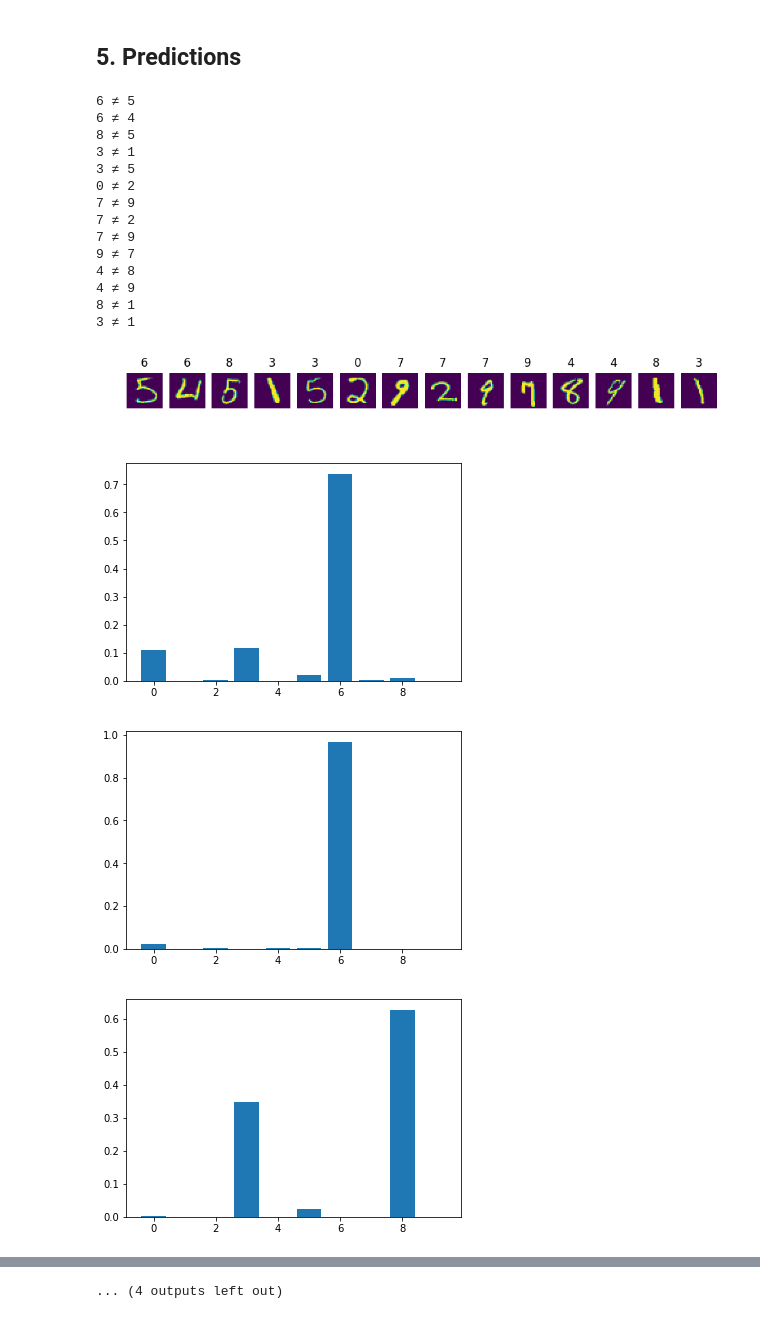
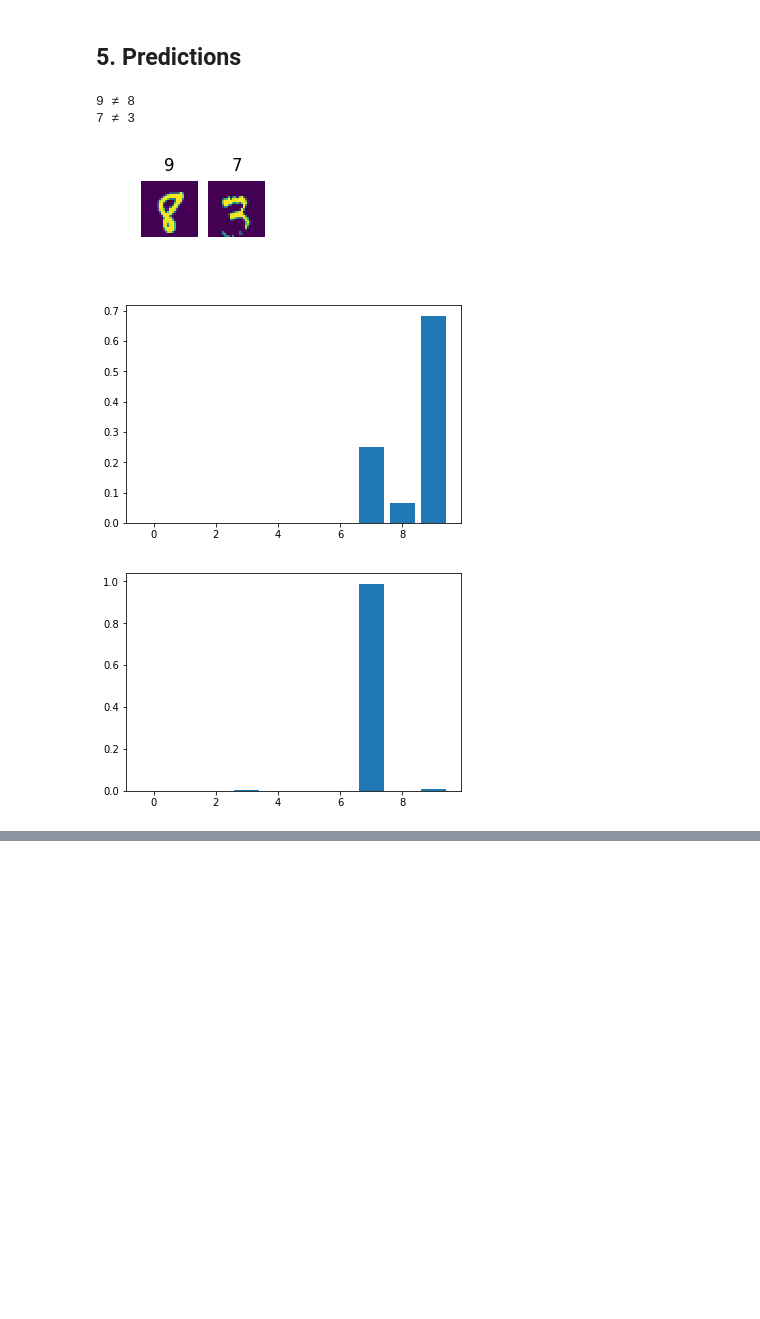
Before and after one commit to pyotr777/chainer_tut, a Jupyter notebook: notebooks/Chainer_test_code.ipynb, the cells around one changed output, grey strips where cells are left out. Drawn from its saved outputs; the diff is of its cells as text; code cells hidden in the pictures; blank space fills up the shorter version.

Commit message:
Two models, select with a string. Better performance with RELU.

```diff
--- a/notebooks/Chainer_test_code.ipynb
+++ b/notebooks/Chainer_test_code.ipynb
@@ -131,3 +143,23 @@ class MLP(chainer.Chain):
+# %%
+# Sample Model definition
+class SampleModel(chainer.Chain):
+
+    def __init__(self):
+        super(SampleModel, self).__init__(
+            l1 = L.Convolution2D(None, 32, (3,3)),
+            l2 = L.Convolution2D(None, 32, (3,3)),
+            l3 = L.Linear(None, 10),
+        )
+
+    def __call__(self, x):
+        h = F.tanh(self.l1(x))
+        h = F.relu(self.l2(h))
+        h = F.max_pooling_2d(h, (2,2))
+        h = F.reshape(h,(h.shape[0],h.shape[1]*h.shape[2]*h.shape[3]))
+        h = F.dropout(h, 0.25)
+        h = self.l3(h)
+        h = F.relu(h)
+        return h
 # %% [markdown]
 # 4. Train model
 
@@ -151,7 +200,7 @@ Use classes: Optimizer - Classifier - MLP (custom model network).
 
 For training use Optimizer.update() function.
 # %%
-model = L.Classifier(MLP(), lossfun = F.softmax_cross_entropy)
+model = L.Classifier(SampleModel(), lossfun = F.softmax_cross_entropy)
 optimizer = chainer.optimizers.Adam()
 optimizer.setup(model)
 train_iter = chainer.iterators.SerialIterator(traning_dataset[:samples], batchsize, repeat=False, shuffle=True)
@@ -174,4 +223,7 @@ for x in train_iter:
     print model.loss.data, model.accuracy.data
     loss.append(model.loss.data)
     acc.append(model.accuracy.data)
+    if (test_condition):
+        model(x, c, t, mode="test")
+        print "validation:",model.loss, model.acc
 # %% [output]
@@ -224,48 +277,37 @@ def decodeNum(x):
 # %% [markdown]
 ## 5. Predictions
 # %%
-x = X_test[:batchsize]
-t = y_test[:batchsize]
+# Pick random indexes
+test_indexes = np.random.randint(0,y_test.shape[0], batchsize)
+x = X_test[test_indexes]
+t = y_test[test_indexes]
 
 y = model.predictor(x)
 y = y.data
 # y has predictions as probabilities
 h = np.asarray(decodeNum(y))
 # h has predictions as numbers
 
 errors = []
 for i in range(len(h)):
     if h[i] != t[i]:
         errors.append(i)
 
 # errors has indexes of incorrect redictions
 for i in errors:
     print h[i],"≠", t[i]
 
 # plot images and predictions (incorrect)
 plotSet(x[errors],h[errors])
 
 # Plot probabilities
 y_err = y[errors]
 for i in range(len(y_err)):
     fig = plt.figure()
     plt.bar(range(len(y_err[i])), y_err[i])
 # %% [output]
-6 ≠ 5
-6 ≠ 4
-8 ≠ 5
-3 ≠ 1
-3 ≠ 5
-0 ≠ 2
-7 ≠ 9
-7 ≠ 2
-7 ≠ 9
-9 ≠ 7
-4 ≠ 8
-4 ≠ 9
-8 ≠ 1
-3 ≠ 1
+9 ≠ 8
+7 ≠ 3
-[figure, old version]
+[figure, new version]
-[figure, old version]
+[figure, new version]
-[figure, old version]
+[figure, new version]
-[figure, removed]
@@ -279 +313,0 @@ for i in range(len(y_err)):
-... (4 outputs left out)
```
Also changed, not shown: parts of 8 cells of this notebook, 5 other files.
